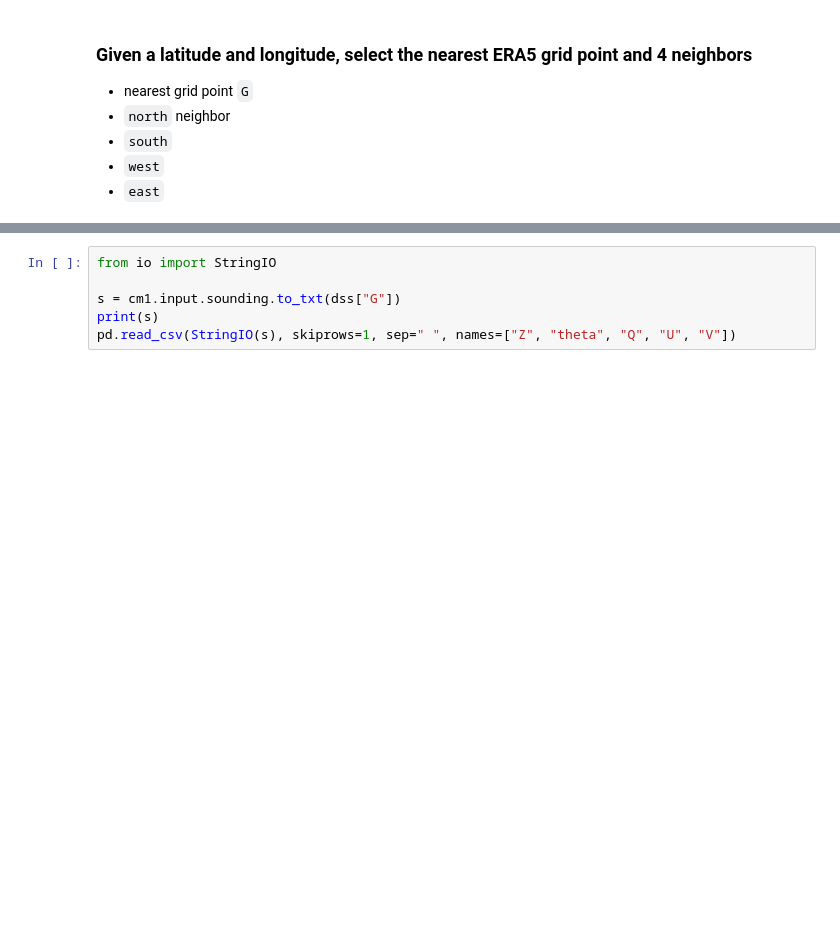
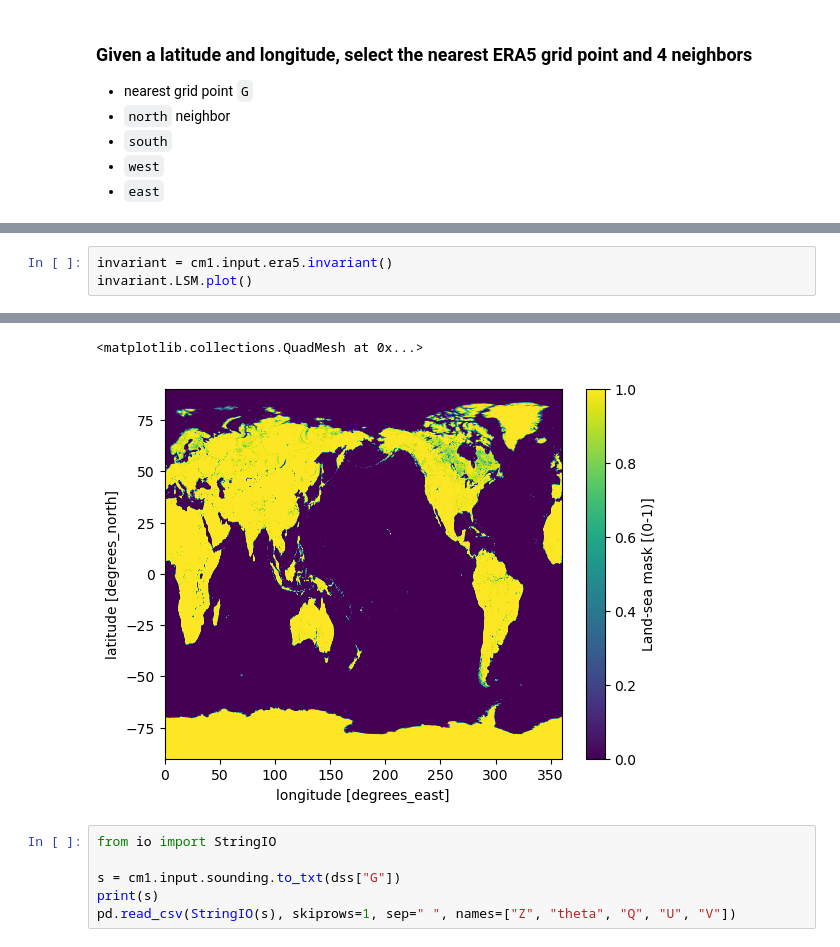
Before and after one commit to ahijevyc/cm1, a Jupyter notebook: cm1/input_sounding_era5.ipynb, the cells around one changed output, grey strips where cells are left out. Cells and saved outputs as stored; diff of their text form; blank space fills up the shorter version.

```diff
--- a/cm1/input_sounding_era5.ipynb
+++ b/cm1/input_sounding_era5.ipynb
@@ -193 +185,5 @@ east: 29.9297323379, 270.28125
 [figure]
+# %%
+invariant = cm1.input.era5.invariant()
+invariant.LSM.plot()
+# %% [output]
@@ -194,3 +192,5 @@ east: 29.9297323379, 270.28125
+<matplotlib.collections.QuadMesh at 0x...>
+[figure, added]
 # %%
 from io import StringIO
 
```
Also changed, not shown: parts of 11 cells of this notebook, 2 other files.
